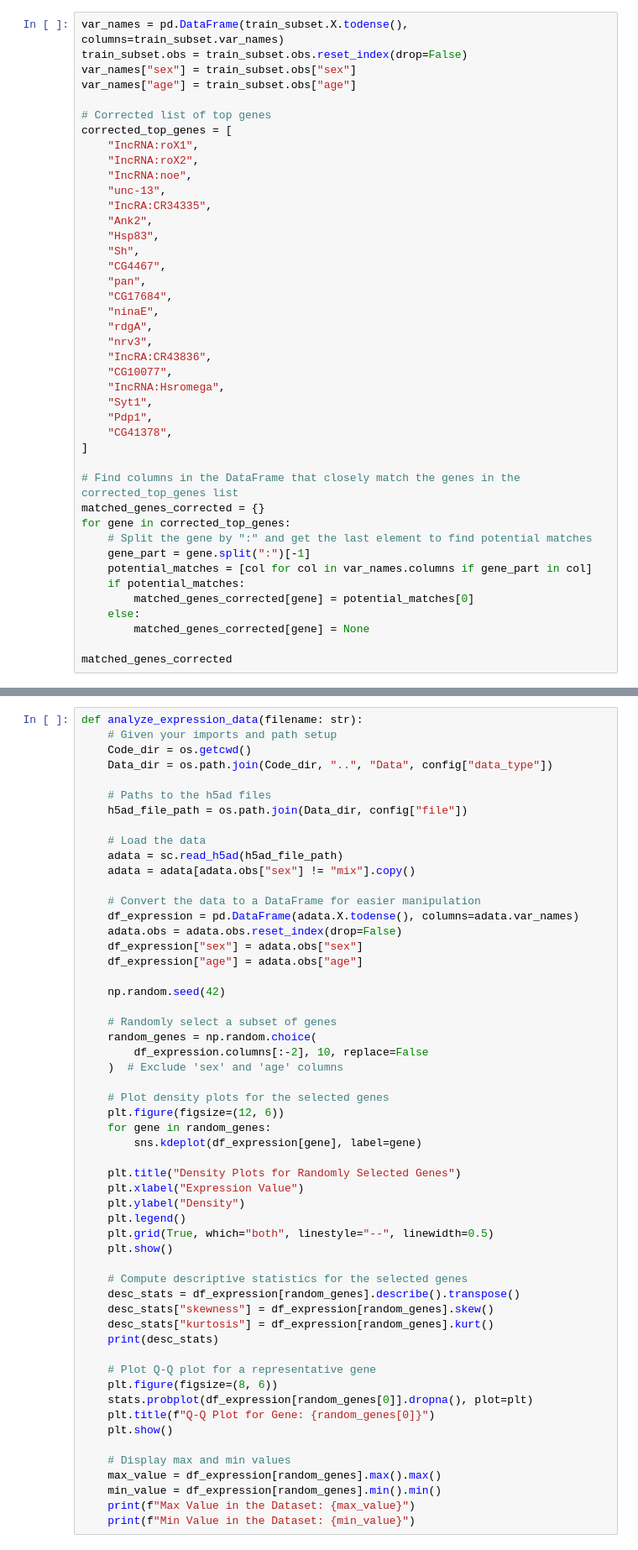
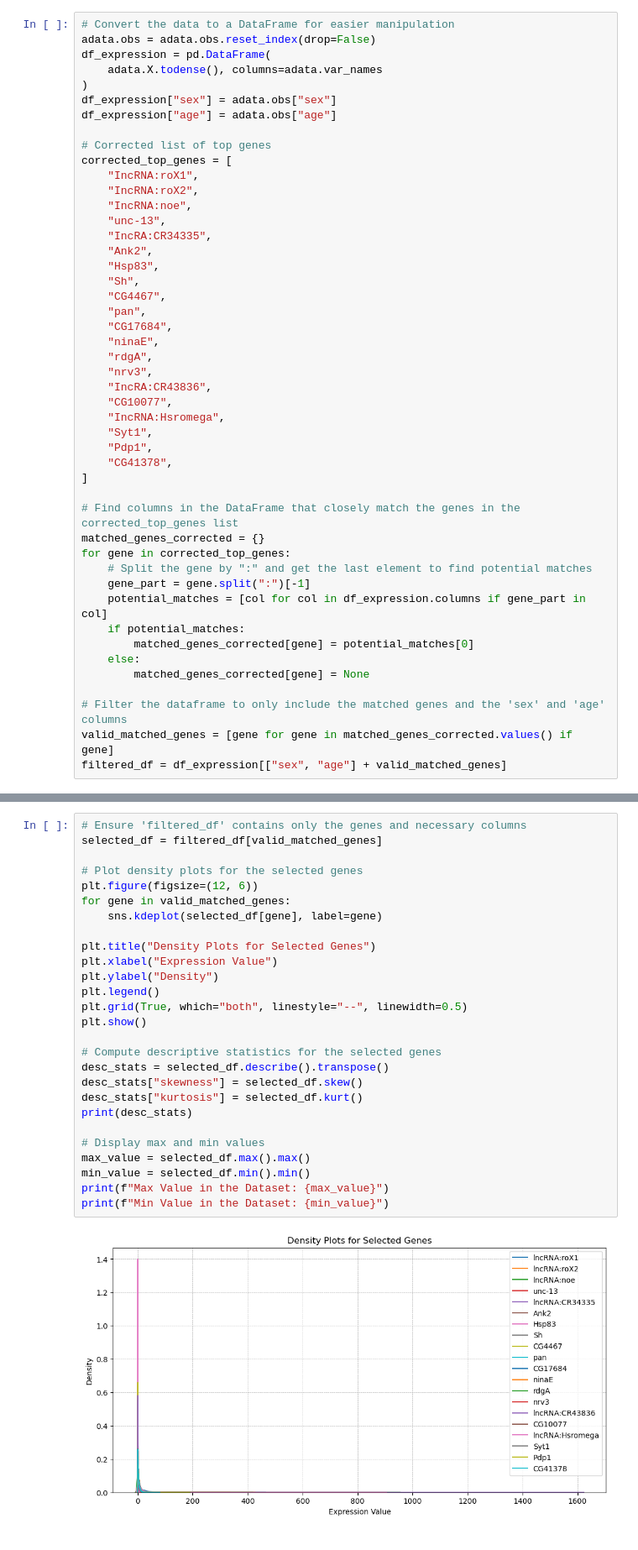
Before and after one commit to rsinghlab/TimeFlies, a Jupyter notebook: Analysis.ipynb, the cells around one changed output, grey strips where cells are left out. Shown at 84% size. Drawn from its saved outputs; the diff is of its cells as text.

Commit message:
serperated out metrics from visuals

```diff
--- a/Analysis.ipynb
+++ b/Analysis.ipynb
@@ -118,8 +91,11 @@ if config["select_batch_genes"].lower() == "yes" and not config["batch_correctio
 # %%
-var_names = pd.DataFrame(train_subset.X.todense(), columns=train_subset.var_names)
-train_subset.obs = train_subset.obs.reset_index(drop=False)
-var_names["sex"] = train_subset.obs["sex"]
-var_names["age"] = train_subset.obs["age"]
+# Convert the data to a DataFrame for easier manipulation
+adata.obs = adata.obs.reset_index(drop=False)
+df_expression = pd.DataFrame(
+    adata.X.todense(), columns=adata.var_names
+)
+df_expression["sex"] = adata.obs["sex"]
+df_expression["age"] = adata.obs["age"]
 
 # Corrected list of top genes
 corrected_top_genes = [
@@ -150,10 +126,12 @@ matched_genes_corrected = {}
 for gene in corrected_top_genes:
     # Split the gene by ":" and get the last element to find potential matches
     gene_part = gene.split(":")[-1]
-    potential_matches = [col for col in var_names.columns if gene_part in col]
+    potential_matches = [col for col in df_expression.columns if gene_part in col]
     if potential_matches:
         matched_genes_corrected[gene] = potential_matches[0]
     else:
         matched_genes_corrected[gene] = None
 
-matched_genes_corrected
+# Filter the dataframe to only include the matched genes and the 'sex' and 'age' columns
+valid_matched_genes = [gene for gene in matched_genes_corrected.values() if gene]
+filtered_df = df_expression[["sex", "age"] + valid_matched_genes]
@@ -444,55 +203,29 @@ for gene in valid_matched_genes:
 # %%
-def analyze_expression_data(filename: str):
-    # Given your imports and path setup
-    Code_dir = os.getcwd()
-    Data_dir = os.path.join(Code_dir, "..", "Data", config["data_type"])
+# Ensure 'filtered_df' contains only the genes and necessary columns
+selected_df = filtered_df[valid_matched_genes]
 
-    # Paths to the h5ad files
-    h5ad_file_path = os.path.join(Data_dir, config["file"])
+# Plot density plots for the selected genes
+plt.figure(figsize=(12, 6))
+for gene in valid_matched_genes:
+    sns.kdeplot(selected_df[gene], label=gene)
 
-    # Load the data
-    adata = sc.read_h5ad(h5ad_file_path)
-    adata = adata[adata.obs["sex"] != "mix"].copy()
+plt.title("Density Plots for Selected Genes")
+plt.xlabel("Expression Value")
+plt.ylabel("Density")
+plt.legend()
+plt.grid(True, which="both", linestyle="--", linewidth=0.5)
+plt.show()
 
-    # Convert the data to a DataFrame for easier manipulation
-    df_expression = pd.DataFrame(adata.X.todense(), columns=adata.var_names)
-    adata.obs = adata.obs.reset_index(drop=False)
-    df_expression["sex"] = adata.obs["sex"]
-    df_expression["age"] = adata.obs["age"]
+# Compute descriptive statistics for the selected genes
+desc_stats = selected_df.describe().transpose()
+desc_stats["skewness"] = selected_df.skew()
+desc_stats["kurtosis"] = selected_df.kurt()
+print(desc_stats)
 
-    np.random.seed(42)
-
-    # Randomly select a subset of genes
-    random_genes = np.random.choice(
-        df_expression.columns[:-2], 10, replace=False
-    )  # Exclude 'sex' and 'age' columns
-
-    # Plot density plots for the selected genes
-    plt.figure(figsize=(12, 6))
-    for gene in random_genes:
-        sns.kdeplot(df_expression[gene], label=gene)
-
-    plt.title("Density Plots for Randomly Selected Genes")
-    plt.xlabel("Expression Value")
-    plt.ylabel("Density")
-    plt.legend()
-    plt.grid(True, which="both", linestyle="--", linewidth=0.5)
-    plt.show()
-
-    # Compute descriptive statistics for the selected genes
-    desc_stats = df_expression[random_genes].describe().transpose()
-    desc_stats["skewness"] = df_expression[random_genes].skew()
-    desc_stats["kurtosis"] = df_expression[random_genes].kurt()
-    print(desc_stats)
-
-    # Plot Q-Q plot for a representative gene
-    plt.figure(figsize=(8, 6))
-    stats.probplot(df_expression[random_genes[0]].dropna(), plot=plt)
-    plt.title(f"Q-Q Plot for Gene: {random_genes[0]}")
-    plt.show()
-
-    # Display max and min values
-    max_value = df_expression[random_genes].max().max()
-    min_value = df_expression[random_genes].min().min()
-    print(f"Max Value in the Dataset: {max_value}")
-    print(f"Min Value in the Dataset: {min_value}")
+# Display max and min values
+max_value = selected_df.max().max()
+min_value = selected_df.min().min()
+print(f"Max Value in the Dataset: {max_value}")
+print(f"Min Value in the Dataset: {min_value}")
+# %% [output]
+[figure, added]
```
Also changed, not shown: parts of 28 cells of this notebook, 10 other files.
